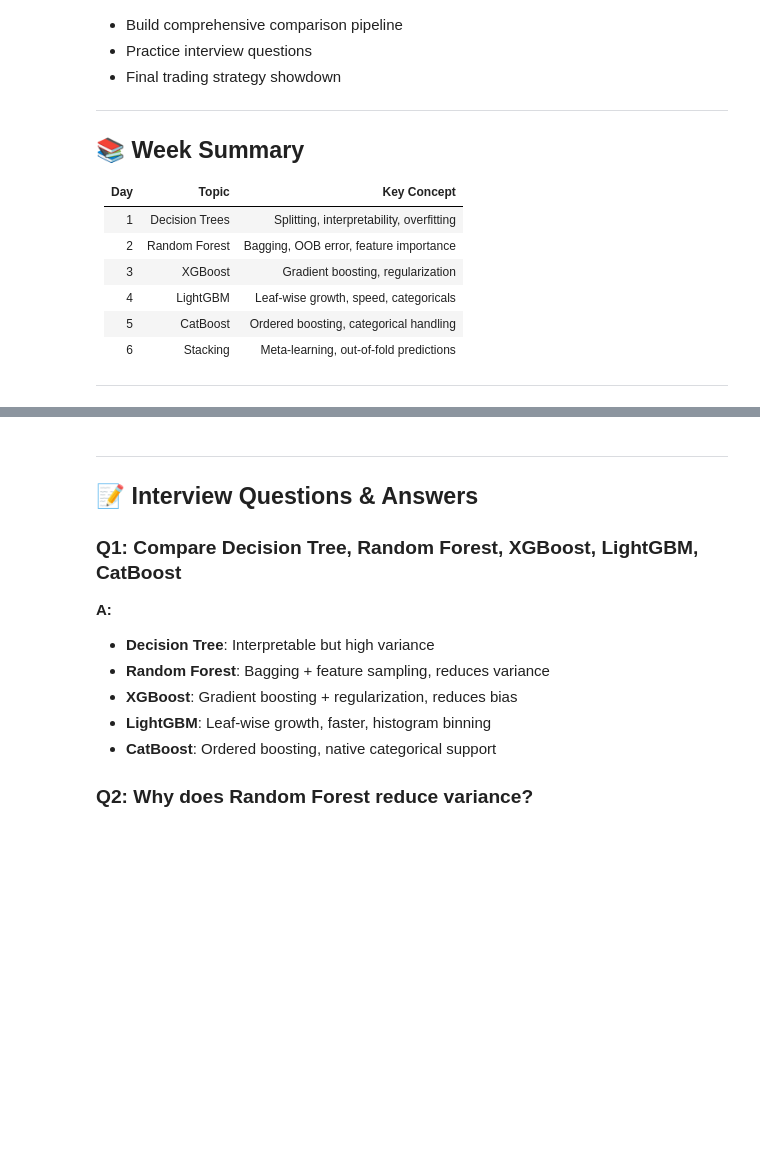
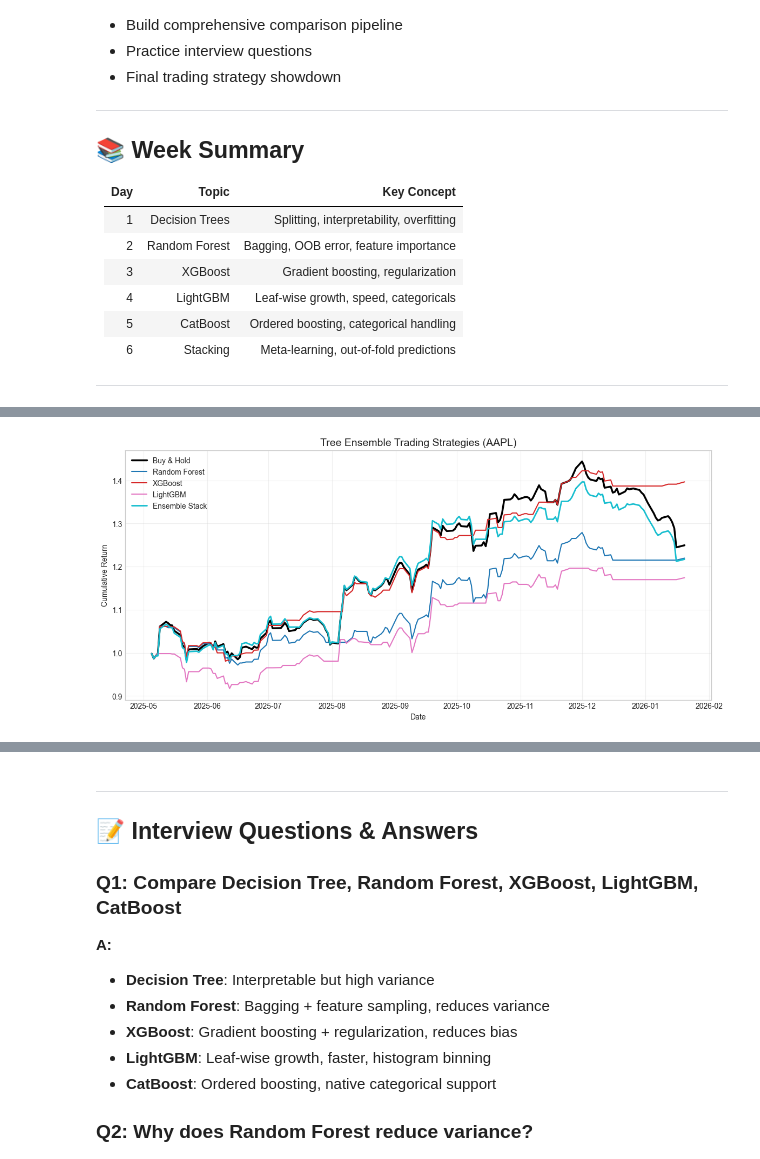
Before and after one commit to Breeganzo/Quant_ML_Basics, a Jupyter notebook: 02_Daily_Coding/Week_07.1_Tree_Ensembles/Day_07_Interview_Review.ipynb, the cells around one changed output, grey strips where cells are left out. Drawn from its saved outputs; the diff is of its cells as text; code cells hidden in the pictures; blank space fills up the shorter version.

```diff
--- a/02_Daily_Coding/Week_07.1_Tree_Ensembles/Day_07_Interview_Review.ipynb
+++ b/02_Daily_Coding/Week_07.1_Tree_Ensembles/Day_07_Interview_Review.ipynb
@@ -174,7 +197,8 @@ avg_pred = (avg_proba > 0.5).astype(int)
 predictions['Ensemble (Avg)'] = avg_pred
 probabilities['Ensemble (Avg)'] = avg_proba
 
-# Stacking
+# Stacking - Note: Using cv=5 instead of TimeSeriesSplit to avoid partition error
+# For production trading, use manual stacking with TimeSeriesSplit (as shown in Day 6)
 stacking = StackingClassifier(
     estimators=[
         ('rf', RandomForestClassifier(n_estimators=100, max_depth=5, random_state=42)),
@@ -182,7 +206,7 @@ stacking = StackingClassifier(
         ('lgbm', lgb.LGBMClassifier(n_estimators=100, max_depth=5, random_state=42, verbosity=-1))
     ],
     final_estimator=LogisticRegression(max_iter=1000),
-    cv=TimeSeriesSplit(n_splits=3)
+    cv=5  # KFold works with StackingClassifier; TimeSeriesSplit causes partition error
 )
 
 stacking.fit(X_train, y_train)
@@ -233,21 +277,27 @@ backtest['buy_hold_cum'] = (1 + backtest['actual_return']).cumprod()
 # %%
 # Plot Top Models
 plt.figure(figsize=(14, 6))
 plt.plot(backtest.index, backtest['buy_hold_cum'], label='Buy & Hold', linewidth=2.5, color='black')
 
-top_models = ['Random_Forest', 'XGBoost', 'LightGBM', 'CatBoost', 'Ensemble_Stack']
+top_models = ['Random_Forest', 'XGBoost', 'LightGBM', 'Ensemble_Stack']
+if HAS_CATBOOST:
+    top_models.insert(3, 'CatBoost')
+
 colors = plt.cm.tab10(np.linspace(0, 1, len(top_models)))
 
 for name, color in zip(top_models, colors):
-    plt.plot(backtest.index, backtest[f'{name}_cum'], label=name.replace('_', ' '),
-             linewidth=2 if 'Ensemble' in name else 1.5, color=color)
+    if f'{name}_cum' in backtest.columns:
+        plt.plot(backtest.index, backtest[f'{name}_cum'], label=name.replace('_', ' '),
+                 linewidth=2 if 'Ensemble' in name else 1.5, color=color)
 
 plt.title(f'Tree Ensemble Trading Strategies ({ticker})', fontsize=14)
 plt.xlabel('Date')
 plt.ylabel('Cumulative Return')
 plt.legend(loc='best')
 plt.grid(True, alpha=0.3)
 plt.show()
+# %% [output]
+[figure, added]
 # %%
 # Comprehensive Performance Summary
 def calc_metrics(returns, cumulative):
```
Also changed, not shown: parts of 8 cells of this notebook, 33 other files.
